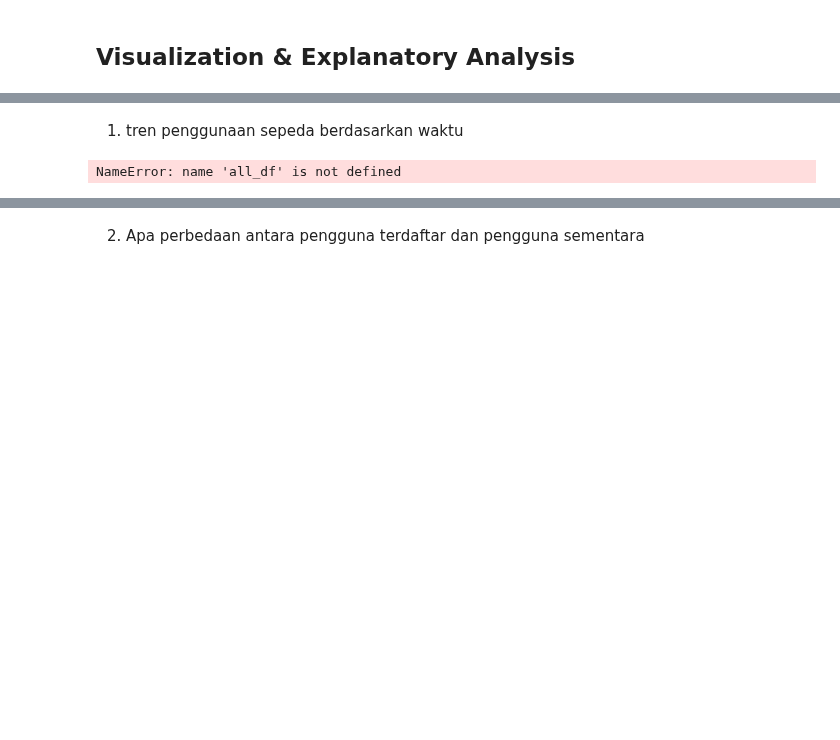
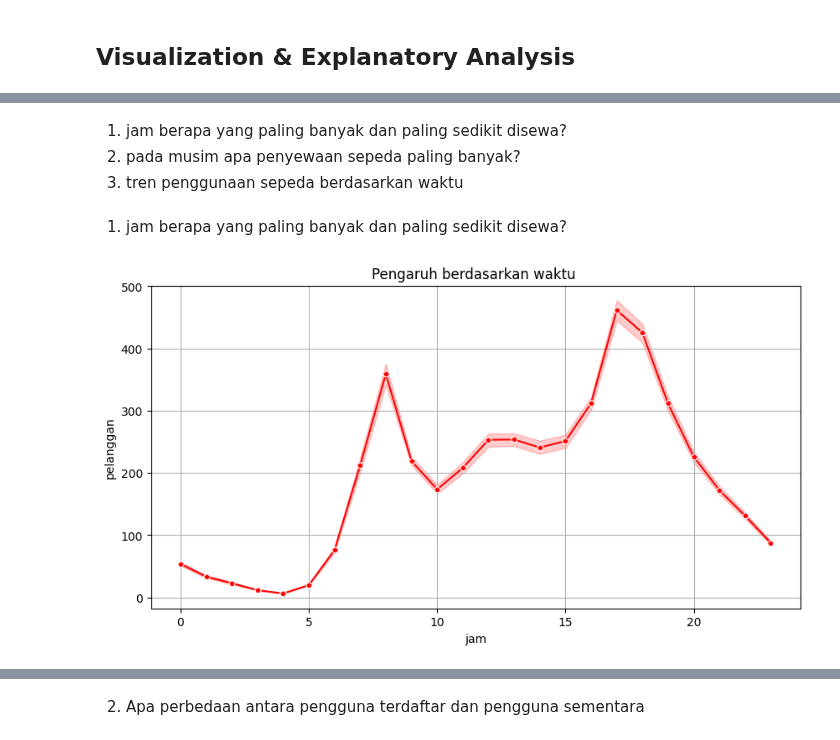
Before and after one commit to Mutasar/sewa-sepeda, a Jupyter notebook: Mutasar_bike_sharing.ipynb, the cells around one changed output, grey strips where cells are left out. Drawn from its saved outputs; the diff is of its cells as text; code cells hidden in the pictures; blank space fills up the shorter version.

```diff
--- a/Mutasar_bike_sharing.ipynb
+++ b/Mutasar_bike_sharing.ipynb
@@ -389,19 +383,7 @@ all_df.sample(5)
-# %% [markdown]
-1. tren penggunaan sepeda berdasarkan waktu
-# %%
-# Convert dteday to datetime
-all_df['dteday'] = pd.to_datetime(all_df['dteday'])
-
-# Agregasi data per bulan
-monthly_usage = all_df.resample('M', on='dteday').sum()
-
-# Plot
-plt.figure(figsize=(12, 6))
-plt.plot(monthly_usage.index, monthly_usage['cnt'], marker='o')
-plt.title('Penggunaan Sepeda Per Bulan')
-plt.xlabel('Bulan')
-plt.ylabel('Jumlah Penggunaan Sepeda')
-plt.grid()
-plt.show()
-# %% [output]
-NameError: name 'all_df' is not defined
+# %% [markdown]
+
+1.  jam berapa yang paling banyak dan paling sedikit disewa?
+2.  pada musim apa penyewaan sepeda paling banyak?
+3.  tren penggunaan sepeda berdasarkan waktu
+# %% [markdown]
+1. jam berapa yang paling banyak dan paling sedikit disewa?
@@ -407,0 +393,14 @@ NameError: name 'all_df' is not defined
+# %%
+plt.figure(figsize=(10, 5))
+# Membuat grafik garis
+sns.lineplot(data = hour_df, x='hr', y='count_cr', marker='p', color='r')
+# Menambahkan judul dan label
+plt.title('Pengaruh berdasarkan waktu ')
+plt.xlabel('jam')
+plt.ylabel('pelanggan')
+plt.grid()
+
+# Menampilkan grafik
+plt.show()
+# %% [output]
+[figure, added]
```
Also changed, not shown: parts of 15 cells of this notebook.
